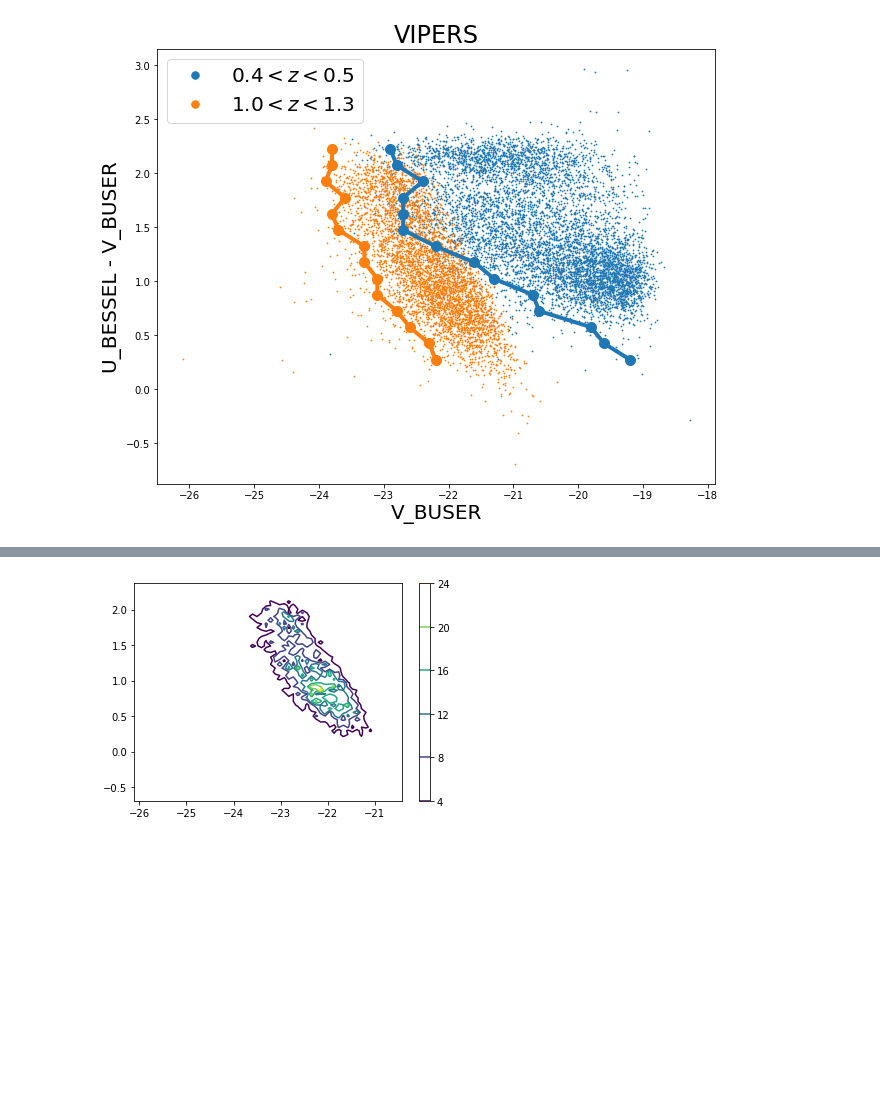
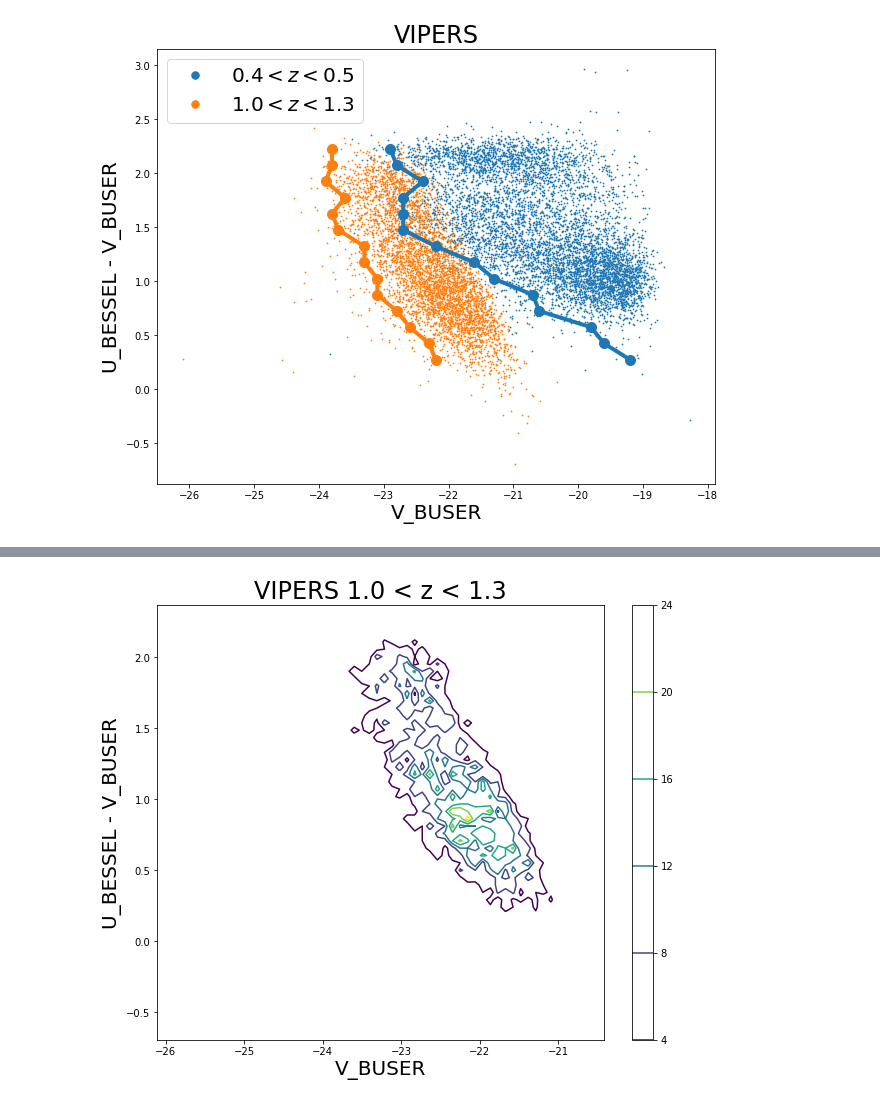
Before and after one commit to GiorgioManzoni/VIPERS_GALFORM, a Jupyter notebook: 009_John_Helly_edge.ipynb, the cells around one changed output, grey strips where cells are left out. Drawn from its saved outputs; the diff is of its cells as text; code cells hidden in the pictures; blank space fills up the shorter version.

```diff
--- a/009_John_Helly_edge.ipynb
+++ b/009_John_Helly_edge.ipynb
@@ -326,6 +339,10 @@ plt.show()
 # %%
+plt.figure(figsize=(10,8))
 plt.contour(x_edges_vip_zh[:-1],y_edges_vip_zh[:-1],counts_vip_zh.T)
 plt.colorbar()
+plt.xlabel("V_BUSER")
+plt.ylabel("U_BESSEL - V_BUSER")
+plt.title("VIPERS 1.0 < z < 1.3")
 plt.show()
 # %% [output]
-[figure, old version]
+[figure, new version]
```
Also changed, not shown: parts of 4 cells of this notebook.
